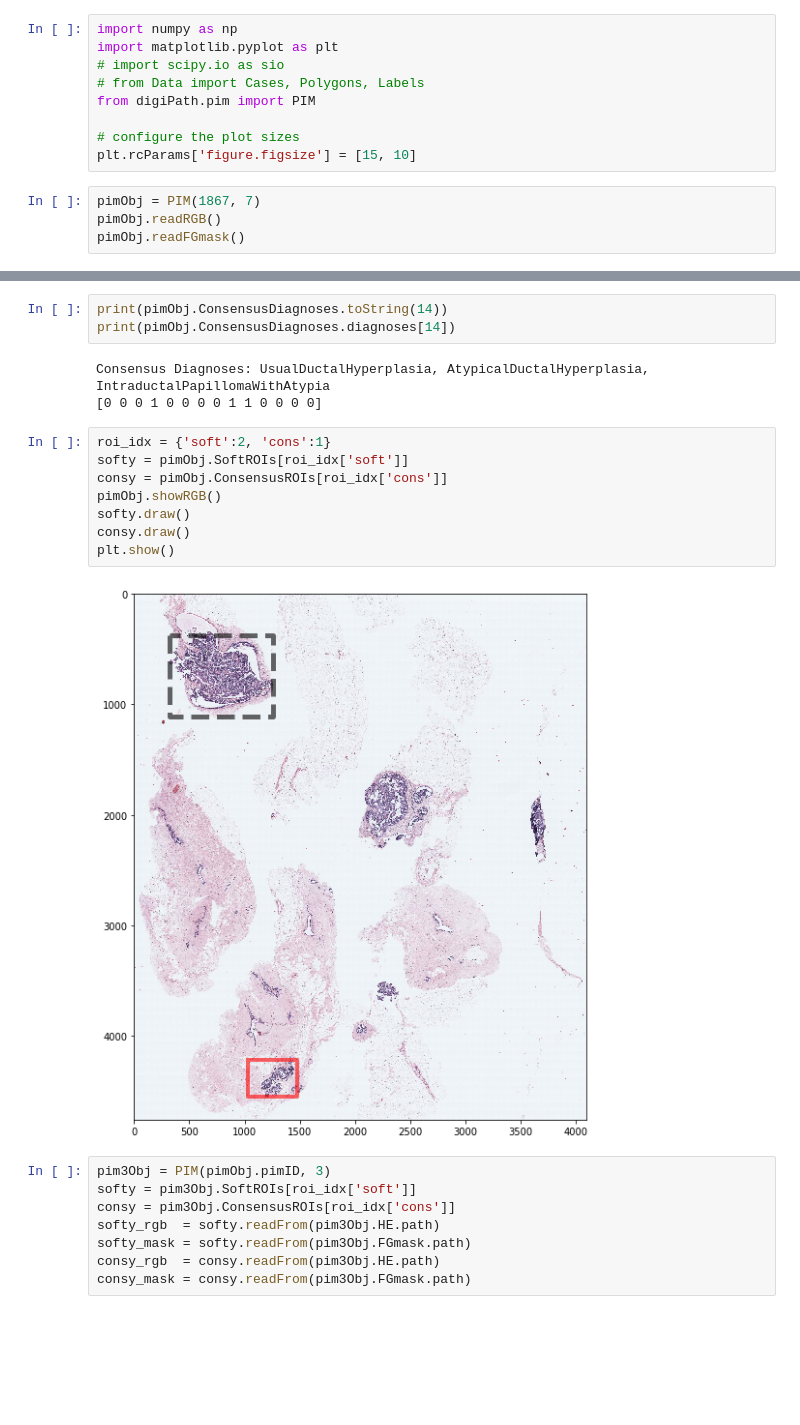
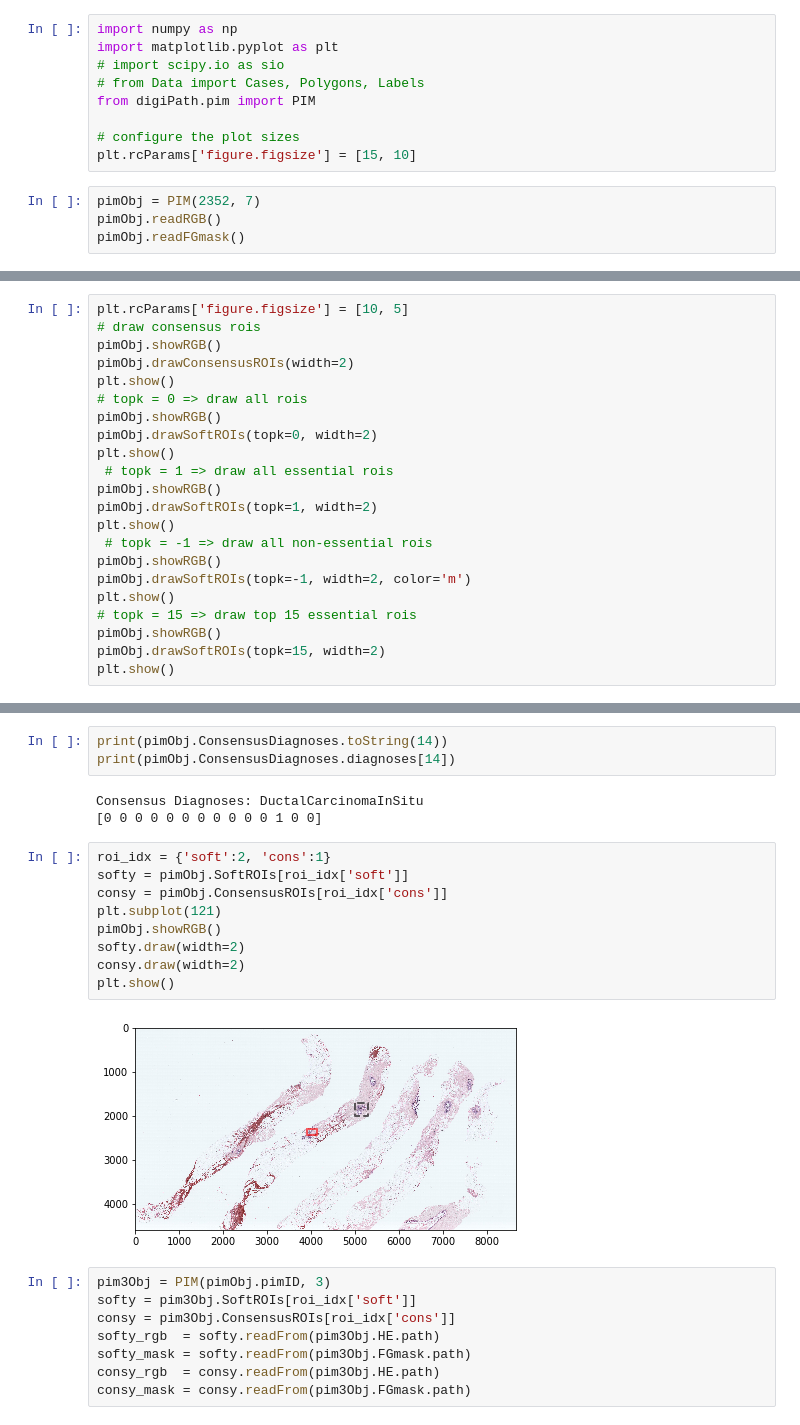
Before and after one commit to canermercancs/Deep-Learning-for-Pathology-Image-Analysis, a Jupyter notebook: PLAYGROUND_IMAGES.ipynb, the cells around one changed output, grey strips where cells are left out. Drawn from its saved outputs; the diff is of its cells as text; blank space fills up the shorter version.

```diff
--- a/PLAYGROUND_IMAGES.ipynb
+++ b/PLAYGROUND_IMAGES.ipynb
@@ -8,7 +8,7 @@ from digiPath.pim import PIM
 # configure the plot sizes
 plt.rcParams['figure.figsize'] = [15, 10]
 # %%
-pimObj = PIM(1867, 7)
+pimObj = PIM(2352, 7)
 pimObj.readRGB()
 pimObj.readFGmask()
 # %%
@@ -37,0 +24,22 @@ plt.show()
+# %%
+plt.rcParams['figure.figsize'] = [10, 5]
+# draw consensus rois
+pimObj.showRGB()
+pimObj.drawConsensusROIs(width=2)
+plt.show()
+# topk = 0 => draw all rois
+pimObj.showRGB()
+pimObj.drawSoftROIs(topk=0, width=2)
+plt.show()
+ # topk = 1 => draw all essential rois
+pimObj.showRGB()
+pimObj.drawSoftROIs(topk=1, width=2)
+plt.show()
+ # topk = -1 => draw all non-essential rois
+pimObj.showRGB()
+pimObj.drawSoftROIs(topk=-1, width=2, color='m')
+plt.show()
+# topk = 15 => draw top 15 essential rois
+pimObj.showRGB()
+pimObj.drawSoftROIs(topk=15, width=2)
+plt.show()
@@ -49,18 +63,19 @@ Consensus Diagnoses: UDH, Atypical ; [1 1 0 0]
 print(pimObj.ConsensusDiagnoses.toString(14))
 print(pimObj.ConsensusDiagnoses.diagnoses[14])
 # %% [output]
-Consensus Diagnoses: UsualDuctalHyperplasia, AtypicalDuctalHyperplasia, IntraductalPapillomaWithAtypia
-[0 0 0 1 0 0 0 0 1 1 0 0 0 0]
+Consensus Diagnoses: DuctalCarcinomaInSitu
+[0 0 0 0 0 0 0 0 0 0 0 1 0 0]
 # %%
 roi_idx = {'soft':2, 'cons':1}
 softy = pimObj.SoftROIs[roi_idx['soft']]
 consy = pimObj.ConsensusROIs[roi_idx['cons']]
+plt.subplot(121)
 pimObj.showRGB()
-softy.draw()
-consy.draw()
+softy.draw(width=2)
+consy.draw(width=2)
 plt.show()
 # %% [output]
-[figure, old version]
+[figure, new version]
 # %%
 pim3Obj = PIM(pimObj.pimID, 3)
 softy = pim3Obj.SoftROIs[roi_idx['soft']]
```
Also changed, not shown: parts of 6 cells of this notebook, 11 other files.
